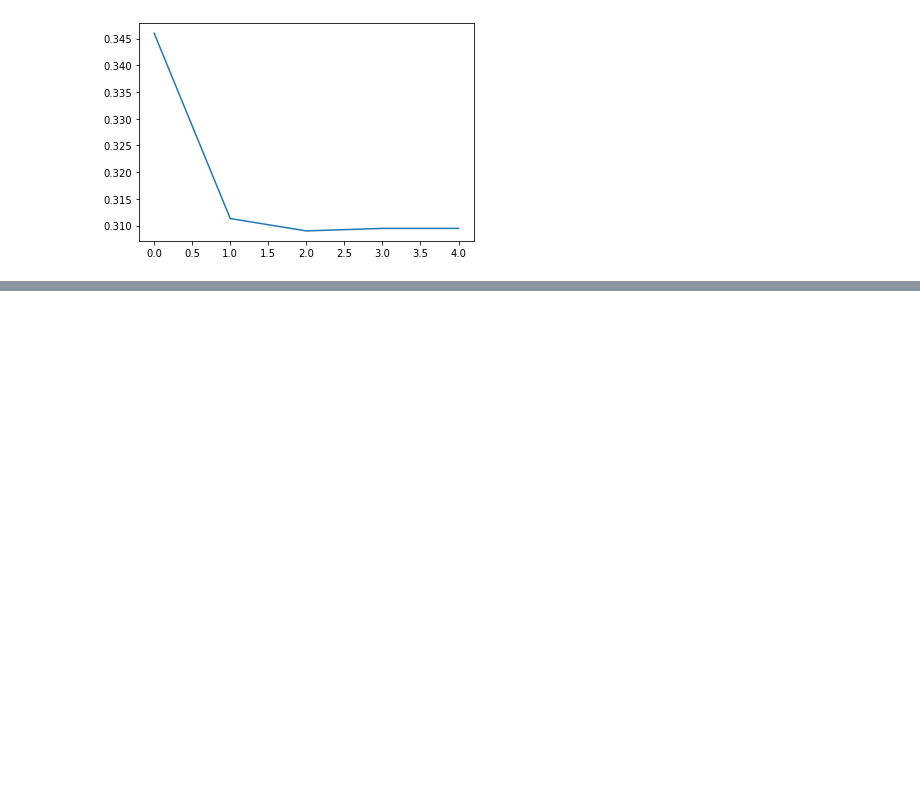
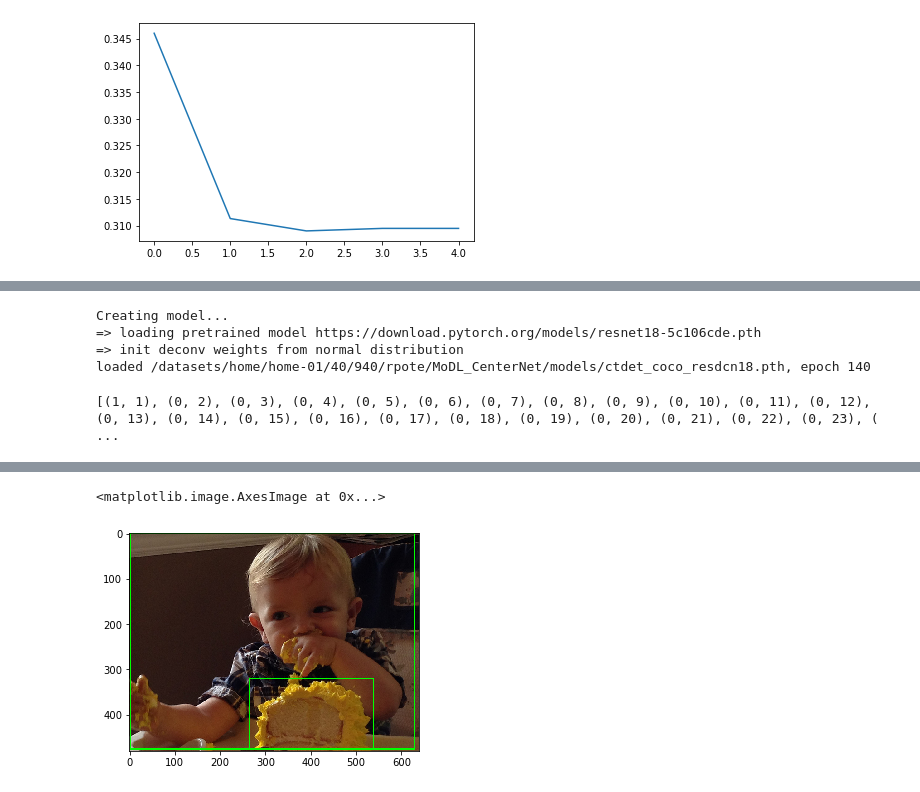
Before and after one commit to rohanpote/MoDL_CenterNet, a Jupyter notebook: src/local_notebooks/notebook_Resnet18_Original.ipynb, the cells around one changed output, grey strips where cells are left out. Cells and saved outputs as stored; diff of their text form; code cells hidden in the pictures; blank space fills up the shorter version.

Commit message:
added detection plotting code in original notebook

```diff
--- a/src/local_notebooks/notebook_Resnet18_Original.ipynb
+++ b/src/local_notebooks/notebook_Resnet18_Original.ipynb
@@ -147,6 +147,7 @@ from models.model import create_model, load_model, save_model
 from trains.ctdet import CtdetTrainer
 # %%
 # regression on center point.
+opt.arch = 'resdcn_18'
 model = create_model(opt.arch, opt.heads, opt.head_conv)
 # %% [output]
 => loading pretrained model https://download.pytorch.org/models/resnet18-5c106cde.pth
@@ -358,0 +372,48 @@ plt.show()
+# %%
+opt.load_model = '/datasets/home/home-01/40/940/rpote/MoDL_CenterNet/models/ctdet_coco_resdcn18.pth'
+opt.dataset = 'coco'
+opt.debugger_theme = 'white'
+opt.flip_test = True
+opt.K = 3
+opt.nms = True
+opt.vis_thresh = 0.3
+# %%
+detector = CtdetDetector(opt)
+#detector.model = exp_whwt.net.model
+# %% [output]
+Creating model...
+=> loading pretrained model https://download.pytorch.org/models/resnet18-5c106cde.pth
+=> init deconv weights from normal distribution
+loaded /datasets/home/home-01/40/940/rpote/MoDL_CenterNet/models/ctdet_coco_resdcn18.pth, epoch 140
+# %%
+tst_id = 87
+img_id = valset.images[tst_id]
+img_info = valset.coco.loadImgs(ids=[img_id])[0]
+img_path = os.path.join(valset.img_dir, img_info['file_name'])
+ret = detector.run(img_path)
+# %%
+print([(ret['results'][i+1].shape[0],i+1) for i in range(80)])
+# %% [output]
+[(1, 1), (0, 2), (0, 3), (0, 4), (0, 5), (0, 6), (0, 7), (0, 8), (0, 9), (0, 10), (0, 11), (0, 12), (0, 13), (0, 14), (0, 15), (0, 16), (0, 17), (0, 18), (0, 19), (0, 20), (0, 21), (0, 22), (0, 23), ( ...
+# %%
+#for kk in valset[0]:
+#    print(kk)
+import cv2
+im_id = valset[tst_id]['meta']['img_id']
+img = valset.coco.loadImgs(im_id)[0]
+print(img)
+img_dir='~/MoDL_CenterNet/data/coco/val2017/'
+f_name=img_dir
+f_name+=img['file_name']
+import skimage.io as io
+I = io.imread(f_name)
+for c_id in range(80):
+    for j in range(ret['results'][c_id+1].shape[0]):
+        if ret['results'][c_id+1][j][4]>=0.3:
+            cv2.rectangle(I, (ret['results'][c_id+1][j][0], ret['results'][c_id+1][j][1]),(ret['results'][c_id+1][j][2], ret['results'][c_id+1][j][3]), (0,255,0), 2)
+plt.imshow(I)
+#im=np.moveaxis(im,[0,1,2],[2,0,1])
+#im = im.reshape(512,512,3)
+#cv2
+#print(im.shape)
+# %% [output]
@@ -358,0 +421,2 @@ plt.show()
+<matplotlib.image.AxesImage at 0x...>
+[figure, added]
```
Also changed, not shown: parts of 10 cells of this notebook, 1 other file.
